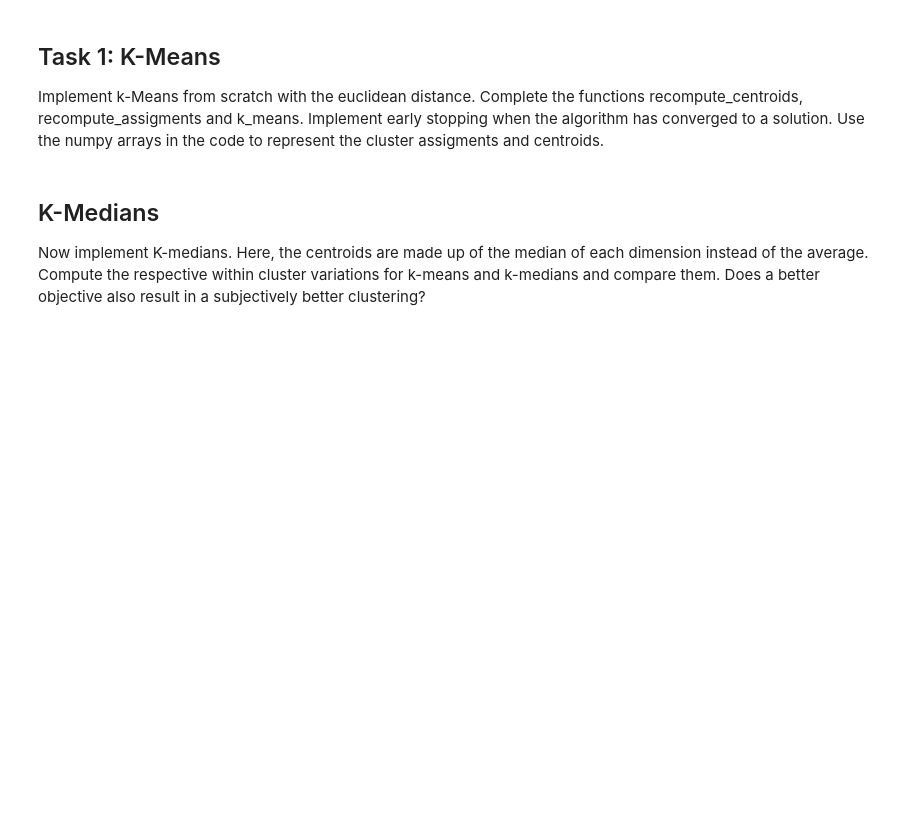
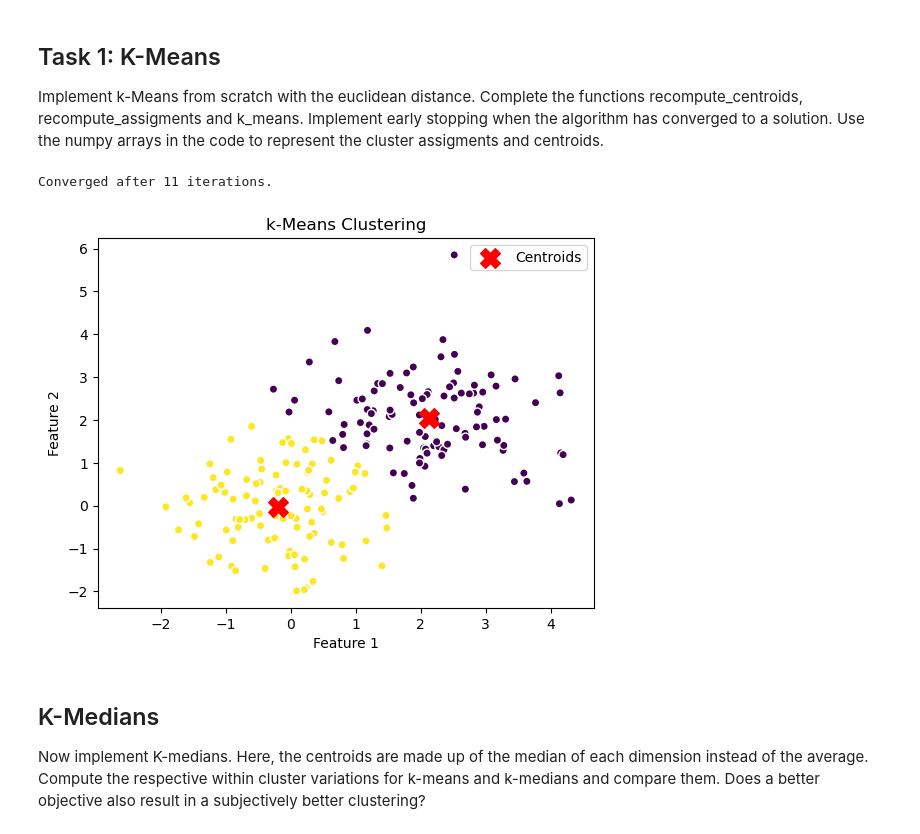
Before and after one commit to enorenio/hws_ws23, a Jupyter notebook: eml_hw_5/practical_assignment.ipynb, the cells around one changed output. Saved outputs shown, nothing was run; the diff lists cells and outputs as text; code cells hidden in the pictures; blank space fills up the shorter version.

```diff
--- a/eml_hw_5/practical_assignment.ipynb
+++ b/eml_hw_5/practical_assignment.ipynb
@@ -11,36 +11,55 @@ Use the numpy arrays in the code to represent the cluster assigments and centroi
 # %%
 def k_means(X, k, centroids,n_iter=100):
     labels = np.zeros(X.shape[0])
     for i in range(n_iter):
-        # insert code here
-        pass
+        old_centroids = centroids.copy()
+
+        # Recompute assignments
+        labels = recompute_assignments(X, k, centroids)
+
+        # Recompute centroids
+        centroids = recompute_centroids(X, k, labels)
+
+        # Check for convergence
+        if np.linalg.norm(centroids - old_centroids) < 1e-4:
+            print(f"Converged after {i+1} iterations.")
+            break
     return labels, centroids
 
 def recompute_centroids(X, k, labels):
-    centroids = np.zeros((k, X.shape[1]))
-    # insert code here
+    centroids = np.array([X[labels == j].mean(axis=0) for j in range(k)])
+    return centroids
 
     return centroids
 
 def recompute_assignments(X, k, centroids):
-    labels = np.zeros(X.shape[0])
-    # insert code here
-
+    distances = np.linalg.norm(X[:, np.newaxis, :] - centroids, axis=2)
+    labels = np.argmin(distances, axis=1)
     return labels
 
 # generate test set of two gaussian clusters
 np.random.seed(42)
 X1 = np.random.multivariate_normal([0, 0], [[1, 0], [0, 1]], 100)
 X2 = np.random.multivariate_normal([2, 2], [[1, 0], [0, 1]], 100)
 X = np.vstack((X1, X2))
 
 # run k-means
 k = 2
 # take random centroids from data
 centroids = X[np.random.choice(X.shape[0], k, replace=False), :]
 labels, centroids = k_means(X, k, centroids)
 
 # plot results here
+plt.scatter(X[:, 0], X[:, 1], c=labels, cmap='viridis', marker='o', edgecolors='w')
+plt.scatter(centroids[:, 0], centroids[:, 1], c='red', marker='X', s=200, label='Centroids')
+plt.title('k-Means Clustering')
+plt.xlabel('Feature 1')
+plt.ylabel('Feature 2')
+plt.legend()
+plt.show()
+# %% [output]
+Converged after 11 iterations.
+[figure, added]
 # %% [markdown]
 ## K-Medians
 Now implement K-medians. Here, the centroids are made up of the median of each dimension instead of the average.
```
Also changed, not shown: parts of 14 cells of this notebook.
